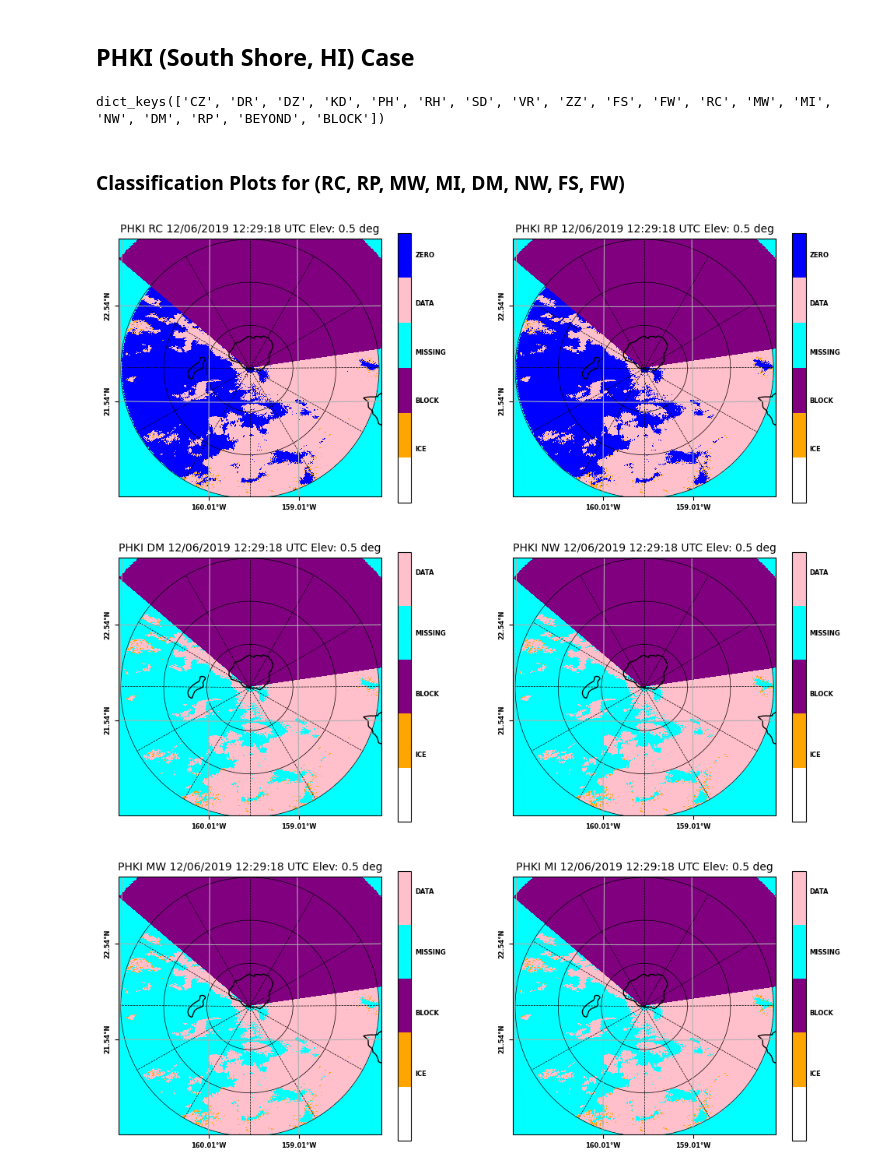
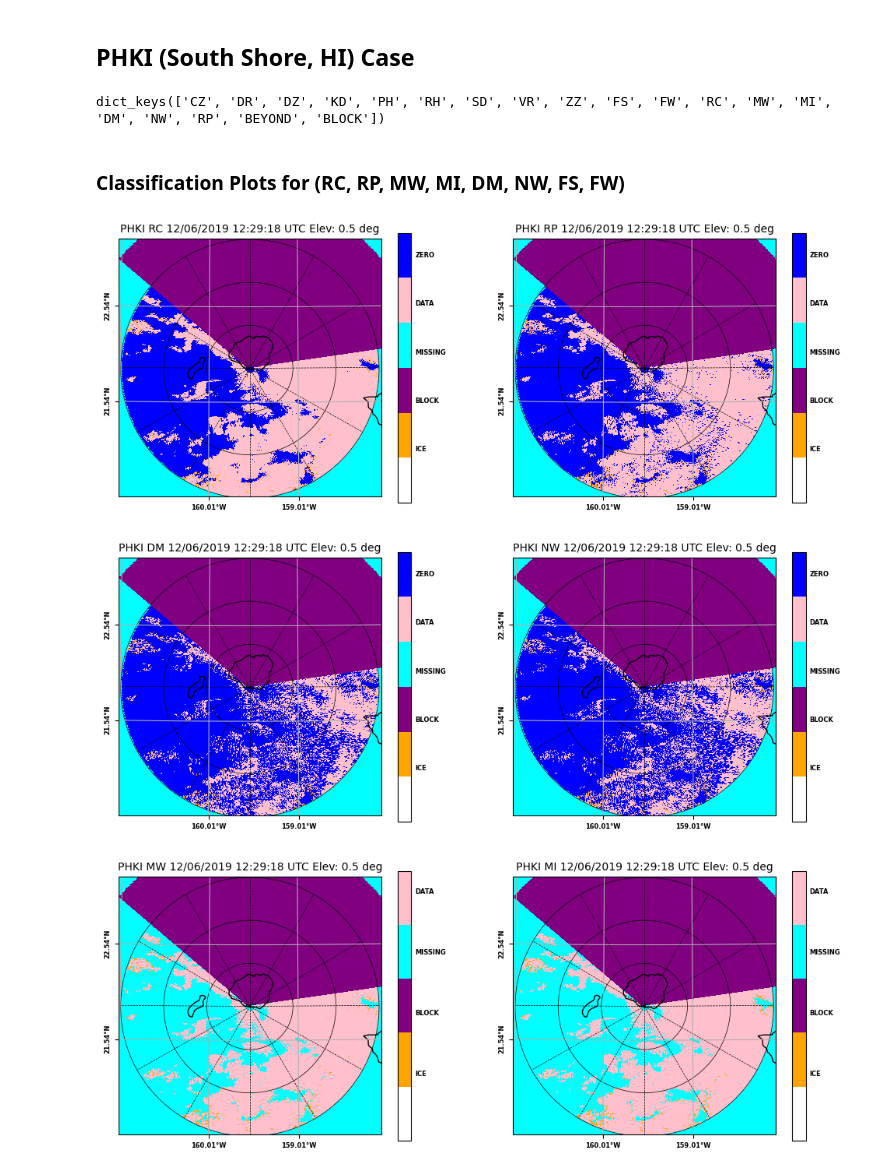
Before and after one commit to GPM-GV/GVradar, a Jupyter notebook: notebooks/plot_class.ipynb, the cells around one changed output. Drawn from its saved outputs; the diff is of its cells as text; code cells hidden in the pictures.

```diff
--- a/notebooks/plot_class.ipynb
+++ b/notebooks/plot_class.ipynb
@@ -31,21 +31,21 @@ file = f"{BASE_DIR}/PHKI_2019_1206_122918.cf"
 radar = pyart.io.read(file, file_field_names=True)
 print(radar.fields.keys())
 
-fields = ['FS','FW','MW','MI','NW','DM']
+fields = ['FS','FW','MW','MI']
 
 for fld in fields:
     nf = radar.fields[fld]['data']
     nf = grab_class(nf)
     radar.add_field_like(fld,fld,nf,replace_existing=True)
 
-fields = ['RP','RC']
+fields = ['RP','RC','DM','NW']
 
 for fld in fields:
     nf = radar.fields[fld]['data']
     nf = grab_class_rr(nf)
     radar.add_field_like(fld,fld,nf,replace_existing=True)
 # %% [output]
-dict_keys(['CZ', 'DR', 'DZ', 'KD', 'PH', 'RH', 'SD', 'VR', 'ZZ', 'FS', 'FW', 'RC', 'MW', 'MI', 'NW', 'DM', 'RP', 'BEYOND', 'BLOCK'])
+dict_keys(['CZ', 'DR', 'DZ', 'KD', 'PH', 'RH', 'SD', 'VR', 'ZZ', 'FS', 'FW', 'RC', 'MW', 'MI', 'DM', 'NW', 'RP', 'BEYOND', 'BLOCK'])
 # %% [markdown]
 ### Classification Plots for (RC, RP, MW, MI, DM, NW, FS, FW)
 # %%
@@ -62,18 +62,15 @@ fig, ax1, ax2, display = two_panel_plot(radar, sweep=0, var1='RC', vmin1=0, vmax
 display.cbs[0] = adjust_colorbar_for_pyart_rr(display.cbs[0])
 display.cbs[1] = adjust_colorbar_for_pyart_rr(display.cbs[1])
 # %% [output]
-[figure, old version]
+[figure, new version]
 # %%
-class_colors = ['White','Orange', 'Purple', 'Cyan', 'Pink']
-cmap_class = colors.ListedColormap(class_colors)
-
-fig, ax1, ax2, display = two_panel_plot(radar, sweep=0, var1='DM', vmin1=0, vmax1=4,
-               cmap1=cmap_class, var2='NW', vmin2=0, vmax2=4,
+fig, ax1, ax2, display = two_panel_plot(radar, sweep=0, var1='DM', vmin1=0, vmax1=5,
+               cmap1=cmap_class, var2='NW', vmin2=0, vmax2=5,
                cmap2=cmap_class, units2=' ', return_flag=True,
                xlim=lim, ylim=lim, units1=' ')
 
-display.cbs[0] = adjust_colorbar_for_pyart(display.cbs[0])
-display.cbs[1] = adjust_colorbar_for_pyart(display.cbs[1])
+display.cbs[0] = adjust_colorbar_for_pyart_rr(display.cbs[0])
+display.cbs[1] = adjust_colorbar_for_pyart_rr(display.cbs[1])
 # %% [output]
-[figure, old version]
+[figure, new version]
 # %%
```
Also changed, not shown: parts of 4 cells of this notebook, 2 other files.
